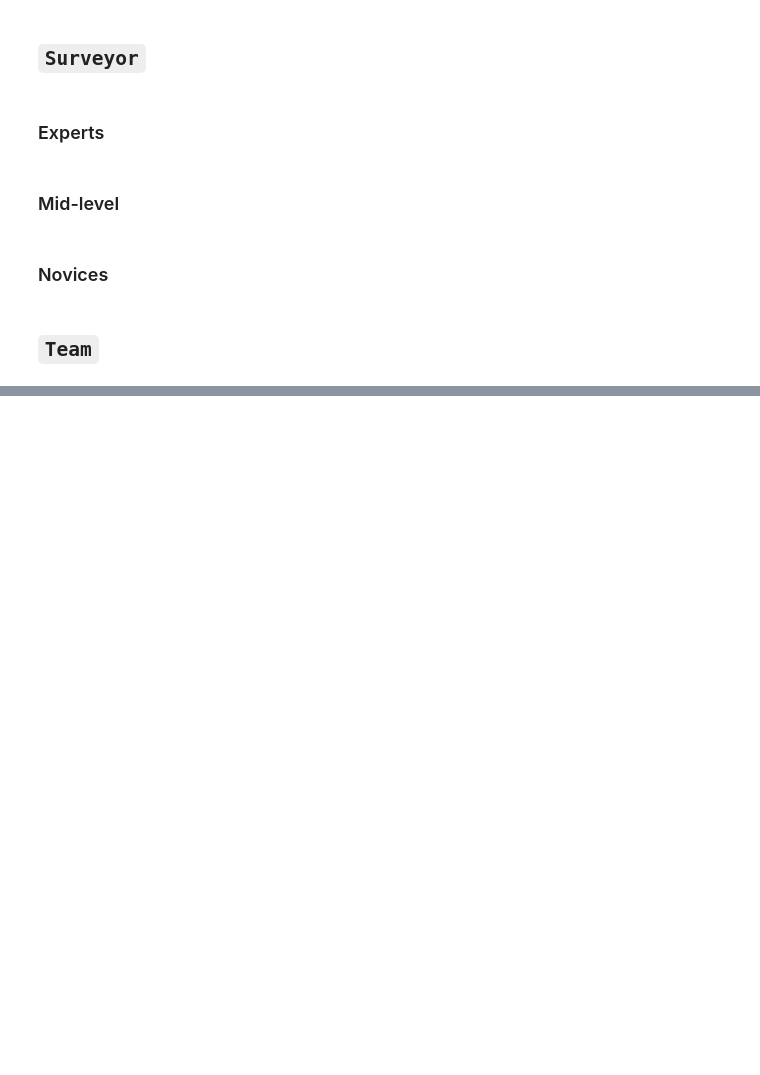
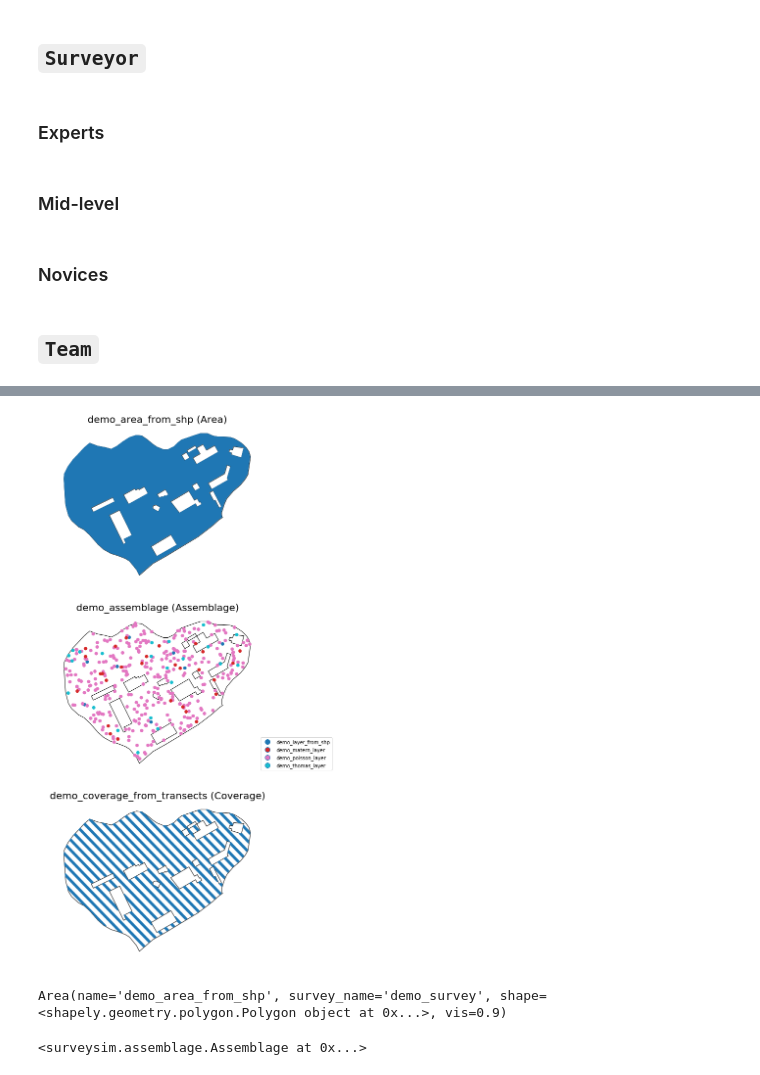
Before and after one commit to deppen8/prospect, a Jupyter notebook: notebooks/test_building_blocks.ipynb, the cells around one changed output, grey strips where cells are left out. Cells and saved outputs as stored; diff of their text form; code cells hidden in the pictures; blank space fills up the shorter version.

```diff
--- a/notebooks/test_building_blocks.ipynb
+++ b/notebooks/test_building_blocks.ipynb
@@ -118,3 +122,9 @@ team.df
 | 3 | 0.75 | 0.20 | demo_novice1 | novice_person | demo_team |
 | 4 | 0.75 | 0.20 | demo_novice2 | novice_person | demo_team |
 | 5 | 0.70 | 0.25 | demo_novice3 | novice_person | demo_team |
+# %%
+from surveysim.plotting import bb_plot
+
+bb_plot(area_from_shp, assemblage, coverage_transects, figsize=(12,20))
+# %% [output]
+[figure, added]
@@ -120,0 +135,4 @@ team.df
+# %%
+survey.area
+# %% [output]
+Area(name='demo_area_from_shp', survey_name='demo_survey', shape=<shapely.geometry.polygon.Polygon object at 0x...>, vis=0.9)
@@ -120,0 +141,4 @@ team.df
+# %%
+survey.assemblage
+# %% [output]
+<surveysim.assemblage.Assemblage at 0x...>
```
Also changed, not shown: parts of 10 cells of this notebook, 1 other file.
